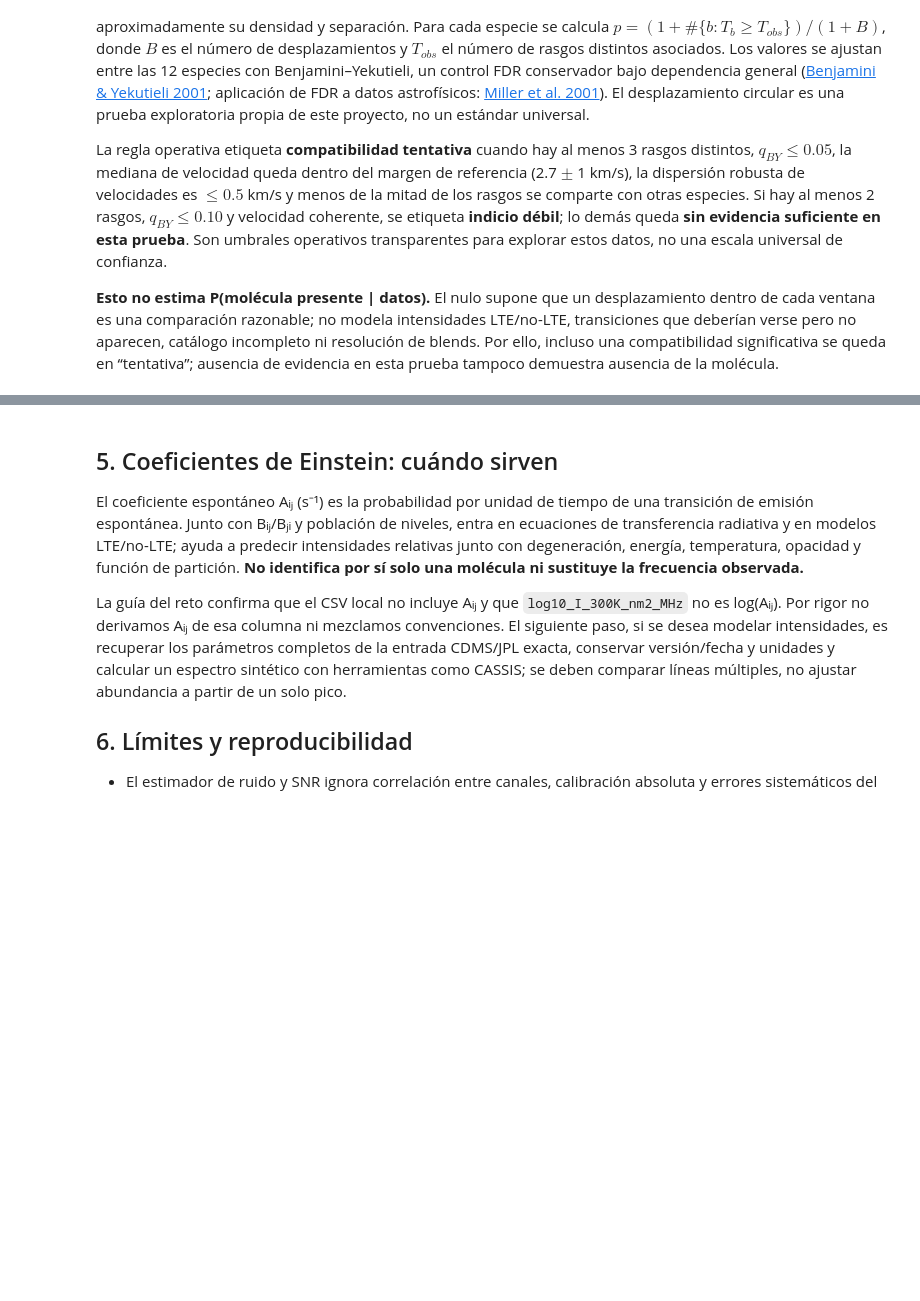
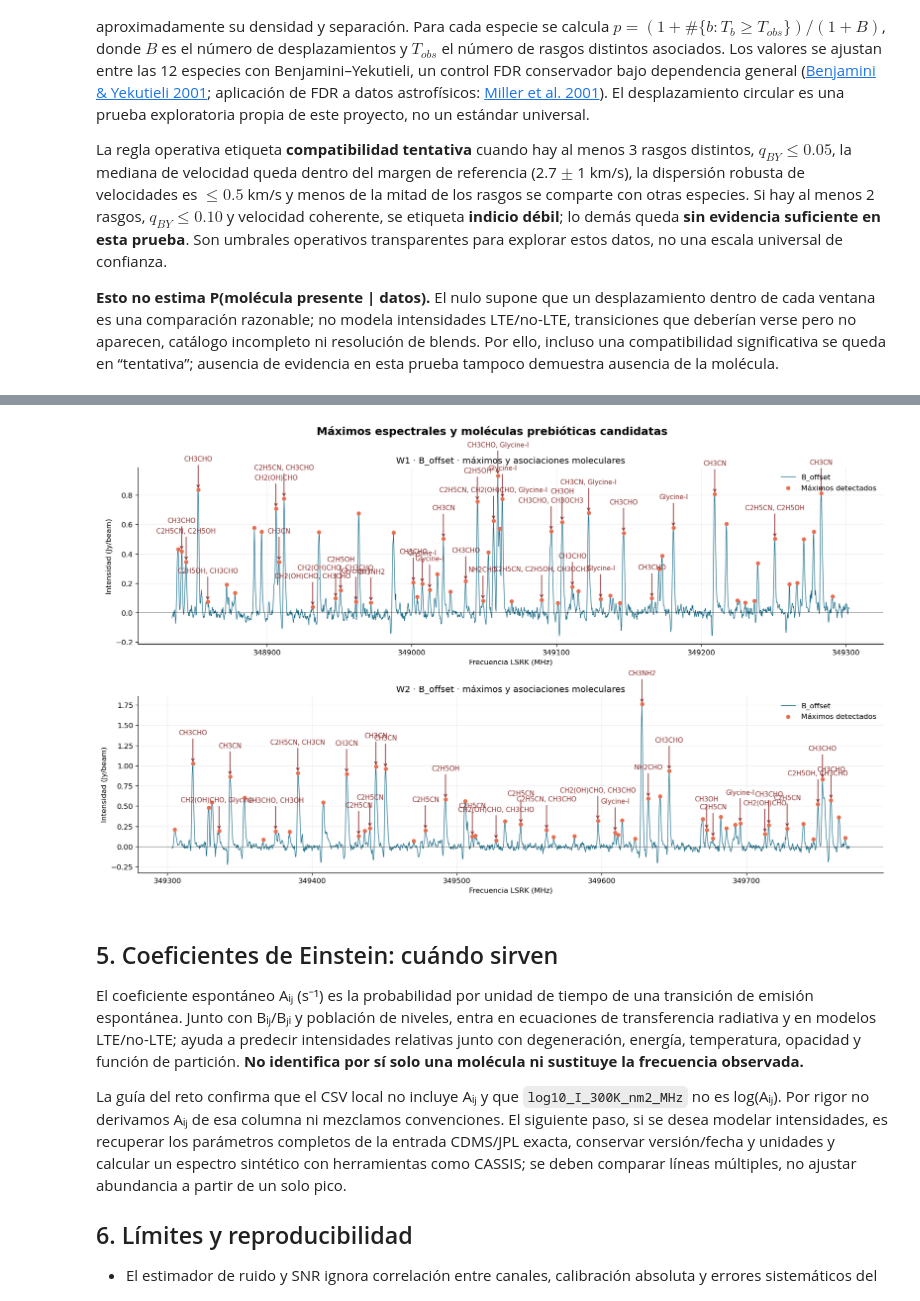
Before and after one commit to Carlitos-m/Skyntists, a Jupyter notebook: herramientas/Inicio_AstroHack.ipynb, the cells around one changed output, grey strips where cells are left out. Cells and saved outputs as stored; diff of their text form; code cells hidden in the pictures; blank space fills up the shorter version.

```diff
--- a/herramientas/Inicio_AstroHack.ipynb
+++ b/herramientas/Inicio_AstroHack.ipynb
@@ -372,4 +376,60 @@ Resumen reproducible guardado: Entregables\resumen_confianza_molecular.csv
 El q ajustado evalúa alineamiento de frecuencias, no una probabilidad posterior de identidad molecular.
+# %%
+fig, axes = plt.subplots(2, 1, figsize=(15, 9), layout="constrained")
+
+for w, ax in zip((1, 2), axes):
+    d = espectros[w]
+    f = d.frecuencia_LSRK_GHz.to_numpy() * 1000
+    y = d.B_offset_Jy_beam.to_numpy()
+    p = picos[w]
+    c = coincidencias[coincidencias["ventana"] == f"W{w}"]
+
+    ax.plot(f, y, color="#176B87", lw=0.8, label="B_offset")
+    ax.scatter(
+        p["frecuencia_pico_LSRK_MHz"],
+        p["pico_Jy_beam"],
+        color="#E76F51",
+        s=22,
+        zorder=3,
+        label="Máximos detectados",
+    )
+
+    # Agrupar especies que coinciden con el mismo rasgo
+    for frecuencia, grupo in c.groupby("frecuencia_pico_LSRK_MHz"):
+        idx = np.argmin(abs(p["frecuencia_pico_LSRK_MHz"].to_numpy() - frecuencia))
+        y_pico = p.iloc[idx]["pico_Jy_beam"]
+        nombres = ", ".join(sorted(grupo["especie"].unique()))
+
+        ax.annotate(
+            nombres,
+            xy=(frecuencia, y_pico),
+            xytext=(frecuencia, y_pico + 0.18 * (y.max() - y.min())),
+            ha="center",
+            fontsize=9,
+            color="#8B2E2E",
+            arrowprops=dict(
+                arrowstyle="->",
+                color="#8B2E2E",
+                lw=1.1,
+            ),
+        )
+
+    ax.axhline(0, color="black", lw=0.7, alpha=0.6)
+    ax.set_title(f"W{w} · B_offset · máximos y asociaciones moleculares")
+    ax.set_xlabel("Frecuencia LSRK (MHz)")
+    ax.set_ylabel("Intensidad (Jy/beam)")
+    ax.legend(frameon=False, loc="upper right")
+
+fig.suptitle(
+    "Máximos espectrales y moléculas prebióticas candidatas",
+    fontsize=15,
+    weight="bold",
+)
+
+fig.savefig(FIG / "espectros_maximos_moleculas.png", bbox_inches="tight")
+plt.show()
+# %% [output]
+[figure, added]
 # %% [markdown]
 ## 5. Coeficientes de Einstein: cuándo sirven
 
```
Also changed, not shown: parts of 5 cells of this notebook, 11 other files.
